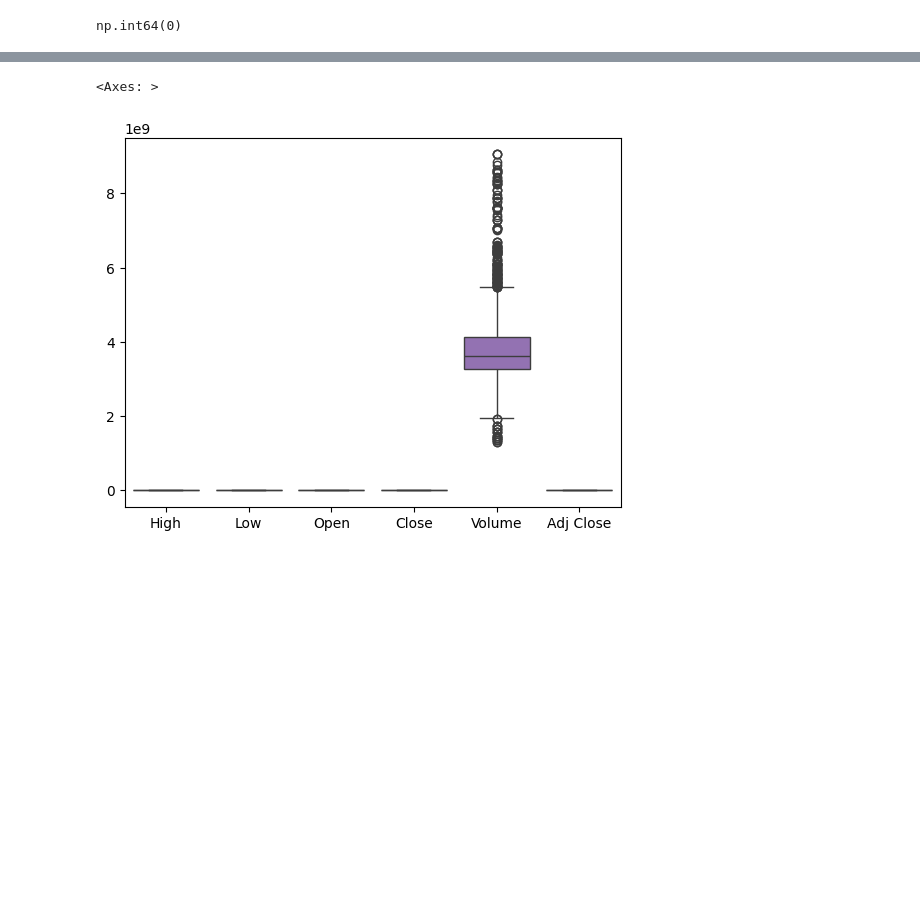
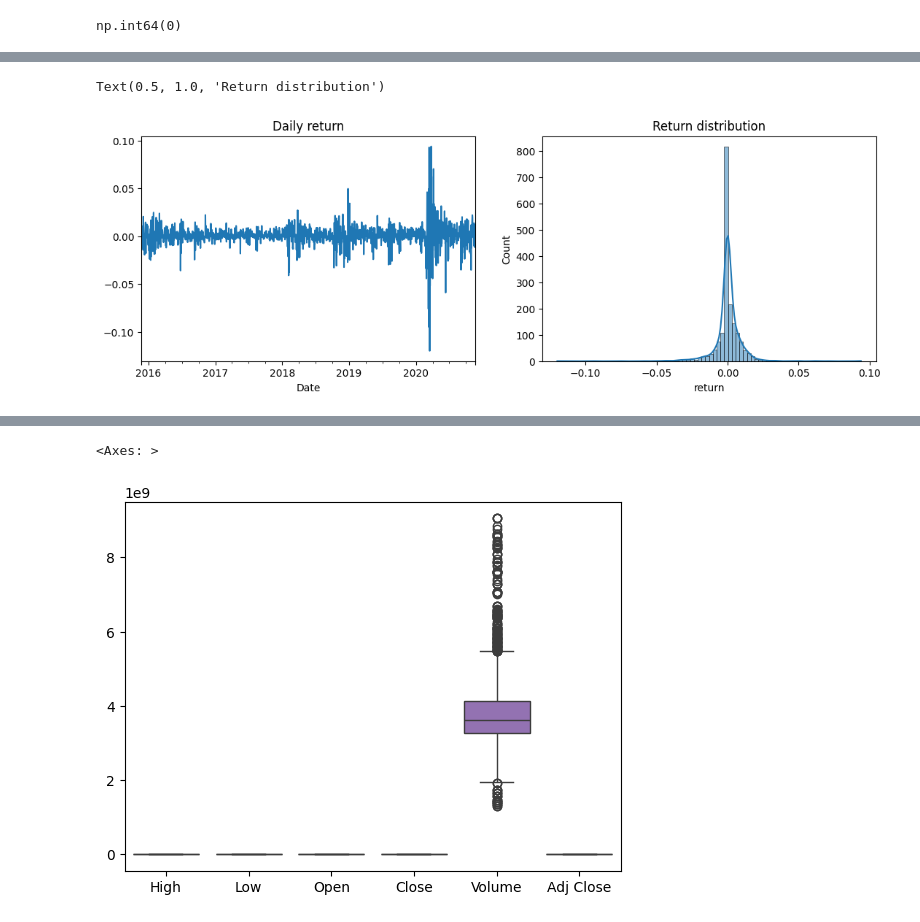
Before and after one commit to Handras18/Time-Series-Forecasting, a Jupyter notebook: 01_eda.ipynb, the cells around one changed output, grey strips where cells are left out. Cells and saved outputs as stored; diff of their text form; code cells hidden in the pictures; blank space fills up the shorter version.

```diff
--- a/01_eda.ipynb
+++ b/01_eda.ipynb
@@ -75,0 +124,3 @@ np.int64(0)
+# %%
+df['return']=df['Close'].pct_change()
+df['return']
@@ -75,0 +141,3 @@ np.int64(0)
+# %%
+df['log_return'] = np.log(df['Close'] / df['Close'].shift(1))
+df['log_return']
@@ -75,0 +158,8 @@ np.int64(0)
+# %%
+fig,axes= plt.subplots(1,2,figsize=(13,4))
+df['return'].plot(ax=axes[0],title='Daily return')
+sns.histplot(df['return'].dropna(),bins=80,kde=True,ax=axes[1])
+axes[1].set_title('Return distribution')
+# %% [output]
+Text(0.5, 1.0, 'Return distribution')
+[figure, added]
```
Also changed, not shown: parts of 27 cells of this notebook.
